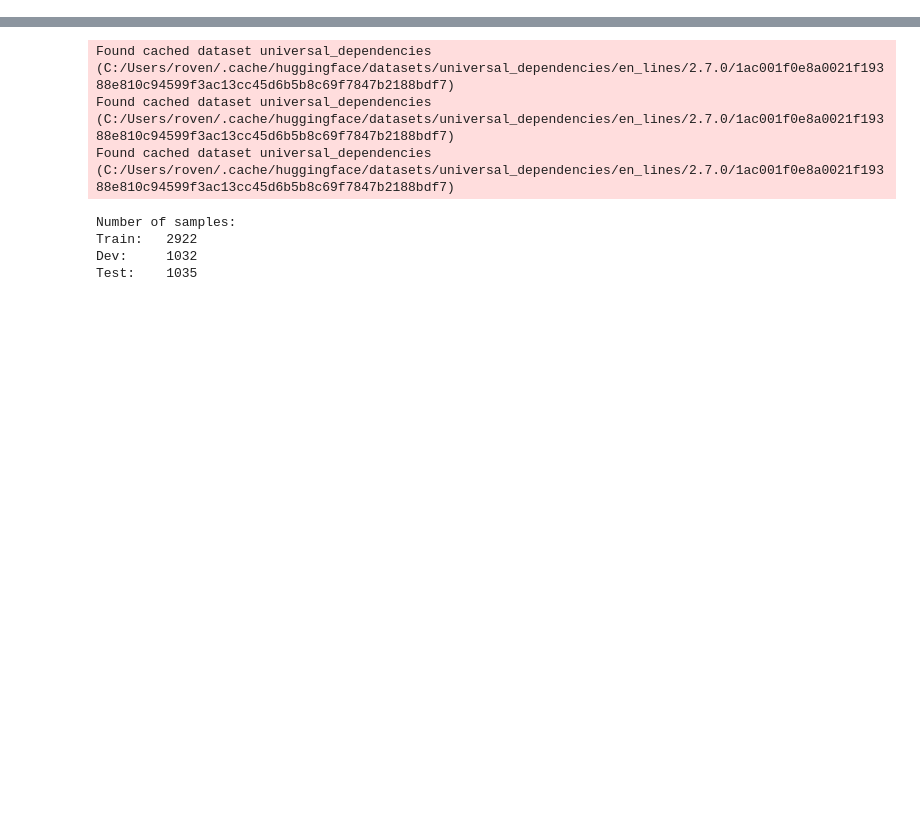
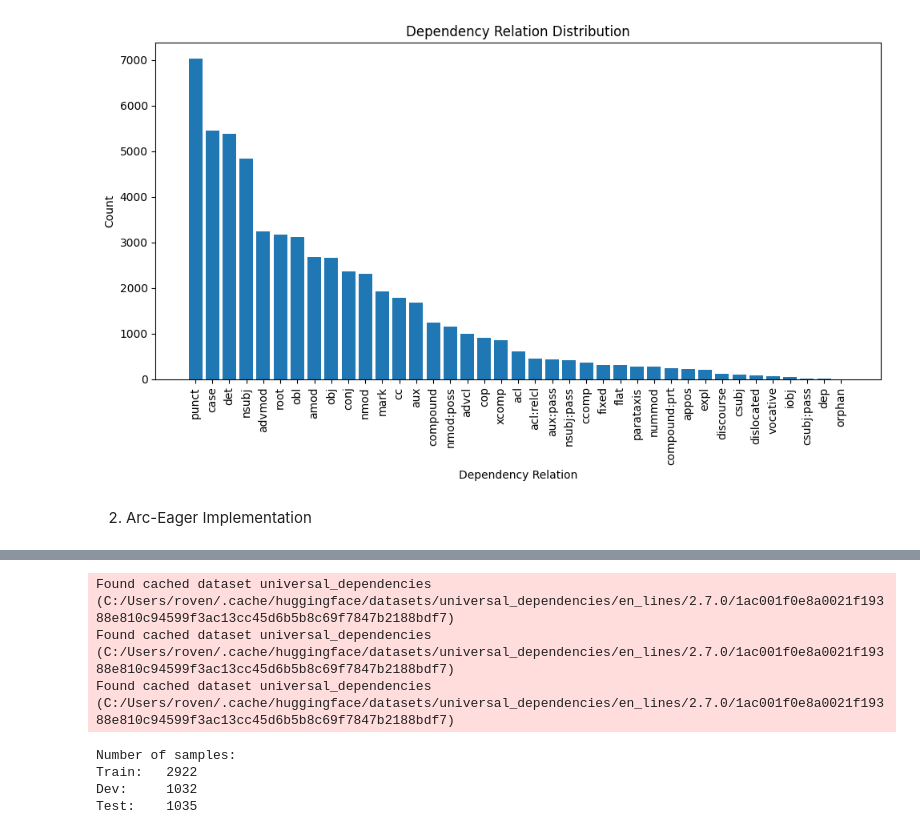
Before and after one commit to rovenallapushi/demo-NLP, a Jupyter notebook: notebooks/II Project.ipynb, the cells around one changed output, grey strips where cells are left out. Saved outputs shown, nothing was run; the diff lists cells and outputs as text; code cells hidden in the pictures; blank space fills up the shorter version.

```diff
--- a/notebooks/II Project.ipynb
+++ b/notebooks/II Project.ipynb
@@ -6,0 +59,29 @@ import numpy as np
+# %%
+# Compute the distribution of dependency relations
+dep_rel_counts = Counter()
+
+for sentence in full_dataloader:
+    dep_rels = sentence['deprel']
+    dep_rel_counts.update(dep_rels)
+
+# Sort the dependency relations and their counts in descending order
+sorted_dep_rels, sorted_counts = zip(*sorted(dep_rel_counts.items(), key=lambda x: x[1], reverse=True))
+
+# Plot the bar graph
+plt.figure(figsize=(10, 6))  # Adjust the figure size as needed
+plt.bar(sorted_dep_rels, sorted_counts)
+plt.xlabel('Dependency Relation')
+plt.ylabel('Count')
+plt.title('Dependency Relation Distribution')
+plt.xticks(rotation=90)
+plt.tight_layout()  # Improve spacing between bars and labels
+
+# Add labels to the bars
+# for i, count in enumerate(sorted_counts):
+    # plt.text(i, count, str(count), ha='center', va='bottom')
+
+plt.show()
+# %% [output]
+[figure, added]
+# %% [markdown]
+2. Arc-Eager Implementation
```
Also changed, not shown: parts of 42 cells of this notebook.
